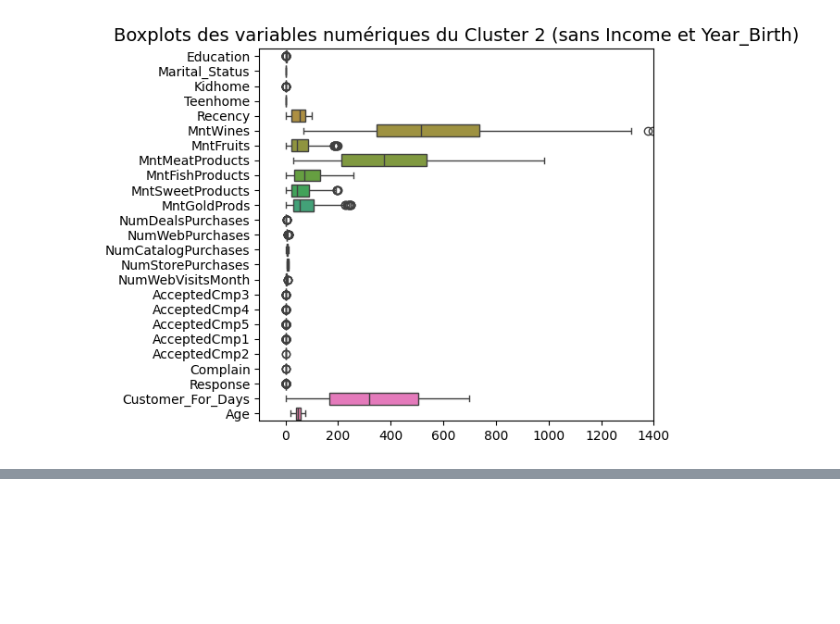
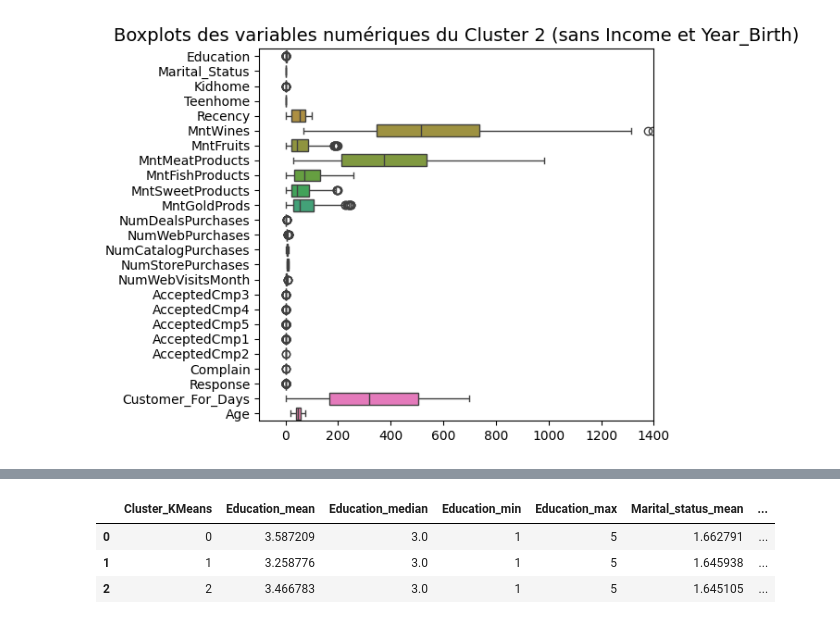
Before and after one commit to NovaStarmax/customer-personality-analysis, a Jupyter notebook: notebook/2_customer_clustering.ipynb, the cells around one changed output, grey strips where cells are left out. Saved outputs shown, nothing was run; the diff lists cells and outputs as text; code cells hidden in the pictures; blank space fills up the shorter version.

```diff
--- a/notebook/2_customer_clustering.ipynb
+++ b/notebook/2_customer_clustering.ipynb
@@ -436,0 +402,19 @@ plt.show()
+# %%
+# Liste des variables numériques (tu peux filtrer certaines si besoin)
+numerical_cols = df.select_dtypes(include='number').columns.drop(['Year_Birth'])
+
+# Regrouper par cluster et appliquer les fonctions statistiques
+summary = df.groupby('Cluster_KMeans')[numerical_cols].agg(['mean', 'median', 'min', 'max'])
+
+# Aplatir les colonnes multi-index
+summary.columns = ['_'.join(col).capitalize() for col in summary.columns]
+summary.reset_index(inplace=True)
+
+# Affichage
+pd.set_option('display.max_columns', None)
+display(summary)
+# %% [output]
+|  | Cluster_KMeans | Education_mean | Education_median | Education_min | Education_max | Marital_status_mean | ... |
+| 0 | 0 | 3.587209 | 3.0 | 1 | 5 | 1.662791 | ... |
+| 1 | 1 | 3.258776 | 3.0 | 1 | 5 | 1.645938 | ... |
+| 2 | 2 | 3.466783 | 3.0 | 1 | 5 | 1.645105 | ... |
```
Also changed, not shown: parts of 13 cells of this notebook, 1 other file.
